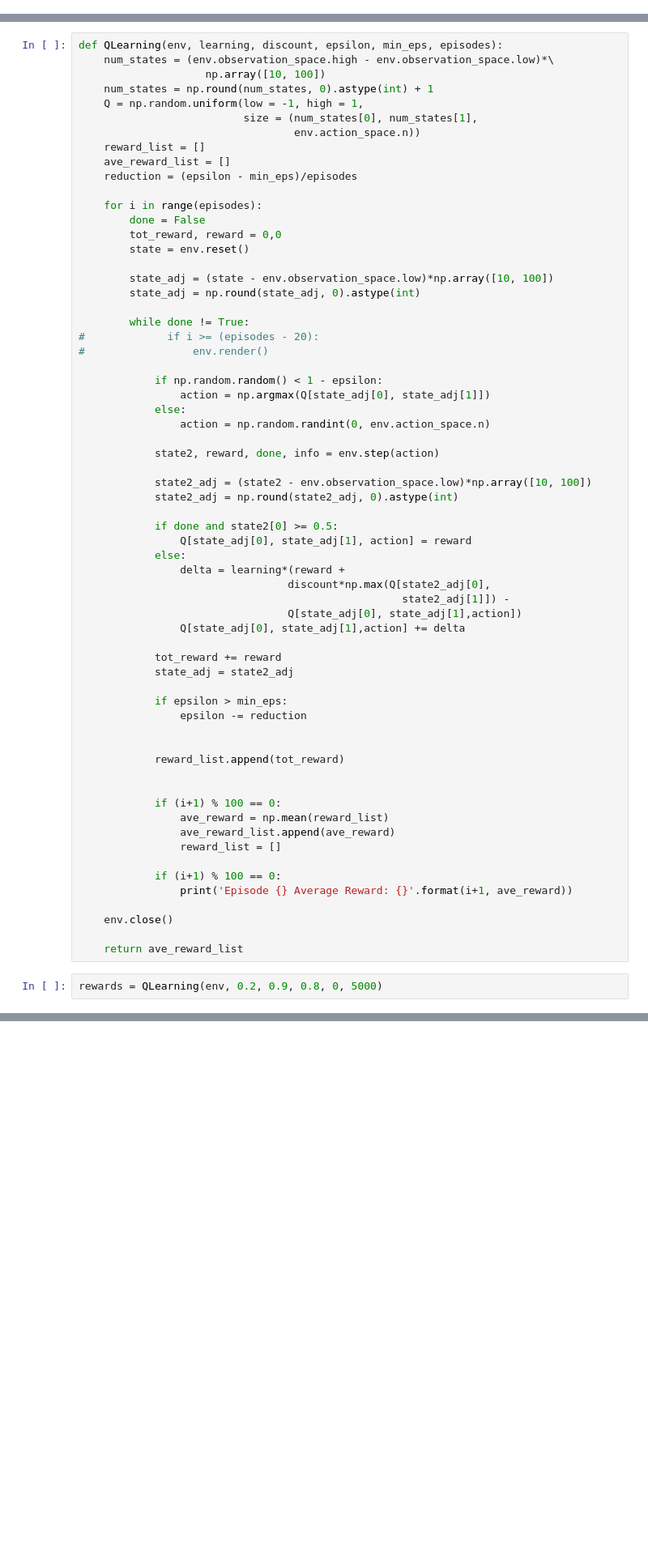
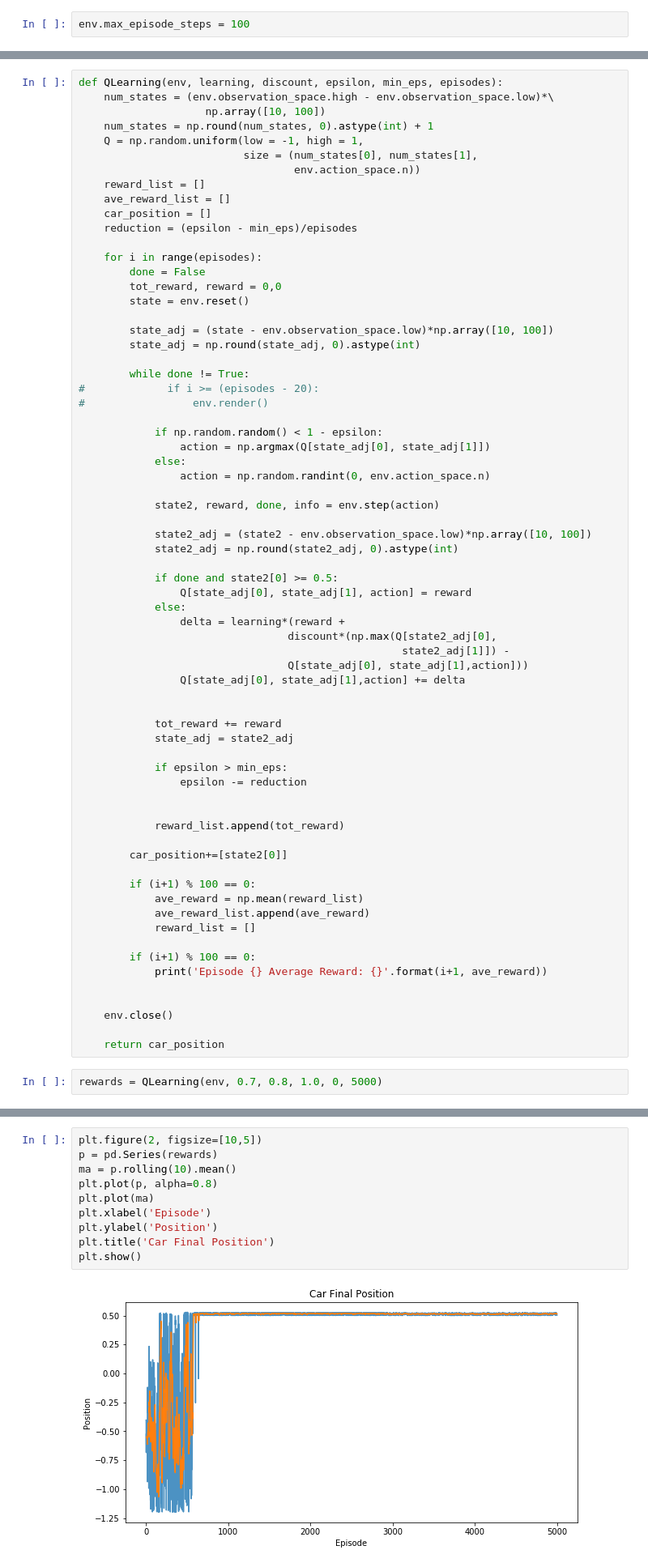
Before and after one commit to ikyath/ReinforcementLearning-MountainCar, a Jupyter notebook: RL_MountainCar/Mountain_Car_RL.ipynb, the cells around one changed output, grey strips where cells are left out. Shown at 81% size. Saved outputs shown, nothing was run; the diff lists cells and outputs as text; blank space fills up the shorter version.

```diff
--- a/RL_MountainCar/Mountain_Car_RL.ipynb
+++ b/RL_MountainCar/Mountain_Car_RL.ipynb
@@ -34 +35,3 @@ import matplotlib.pyplot as plt
+# %%
+env.max_episode_steps = 100
 # %%
@@ -45,6 +48,7 @@ def QLearning(env, learning, discount, epsilon, min_eps, episodes):
                                   env.action_space.n))
     reward_list = []
     ave_reward_list = []
+    car_position = []
     reduction = (epsilon - min_eps)/episodes
 
     for i in range(episodes):
@@ -73,10 +77,11 @@ def QLearning(env, learning, discount, epsilon, min_eps, episodes):
                 Q[state_adj[0], state_adj[1], action] = reward
             else:
                 delta = learning*(reward +
-                                 discount*np.max(Q[state2_adj[0],
+                                 discount*(np.max(Q[state2_adj[0],
                                                    state2_adj[1]]) -
-                                 Q[state_adj[0], state_adj[1],action])
+                                 Q[state_adj[0], state_adj[1],action]))
                 Q[state_adj[0], state_adj[1],action] += delta
+
 
             tot_reward += reward
             state_adj = state2_adj
@@ -87,18 +92,20 @@ def QLearning(env, learning, discount, epsilon, min_eps, episodes):
 
             reward_list.append(tot_reward)
 
+        car_position+=[state2[0]]
 
-            if (i+1) % 100 == 0:
-                ave_reward = np.mean(reward_list)
-                ave_reward_list.append(ave_reward)
-                reward_list = []
+        if (i+1) % 100 == 0:
+            ave_reward = np.mean(reward_list)
+            ave_reward_list.append(ave_reward)
+            reward_list = []
 
-            if (i+1) % 100 == 0:
-                print('Episode {} Average Reward: {}'.format(i+1, ave_reward))
+        if (i+1) % 100 == 0:
+            print('Episode {} Average Reward: {}'.format(i+1, ave_reward))
+
 
     env.close()
 
-    return ave_reward_list
+    return car_position
 # %%
-rewards = QLearning(env, 0.2, 0.9, 0.8, 0, 5000)
+rewards = QLearning(env, 0.7, 0.8, 1.0, 0, 5000)
 # %% [output]
@@ -131,0 +149,12 @@ plt.show()
+# %%
+plt.figure(2, figsize=[10,5])
+p = pd.Series(rewards)
+ma = p.rolling(10).mean()
+plt.plot(p, alpha=0.8)
+plt.plot(ma)
+plt.xlabel('Episode')
+plt.ylabel('Position')
+plt.title('Car Final Position')
+plt.show()
+# %% [output]
+[figure, added]
```
Also changed, not shown: parts of 37 cells of this notebook.
